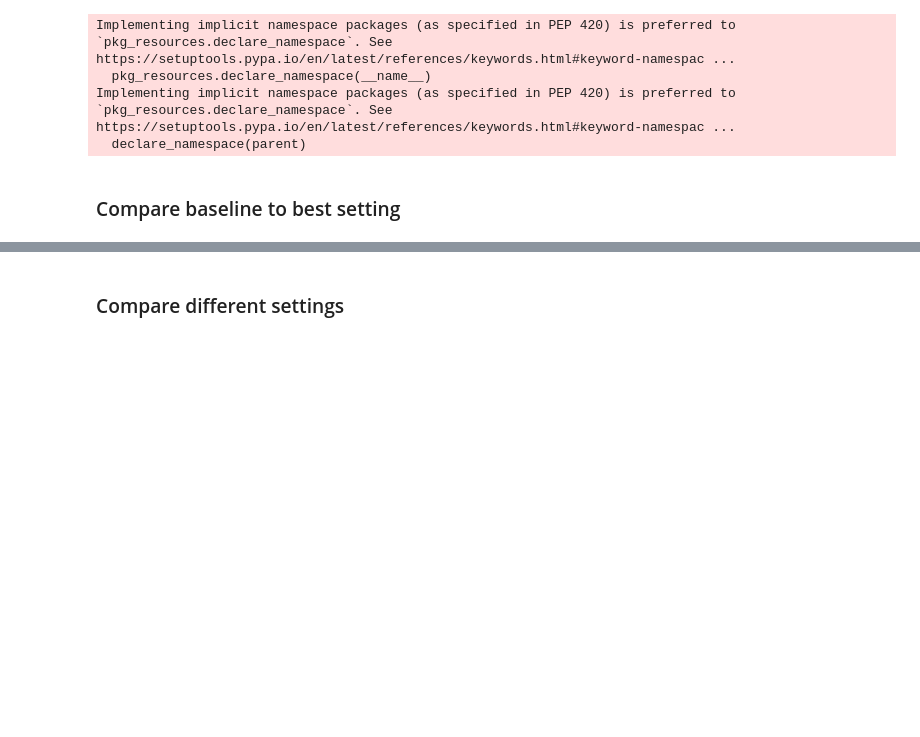
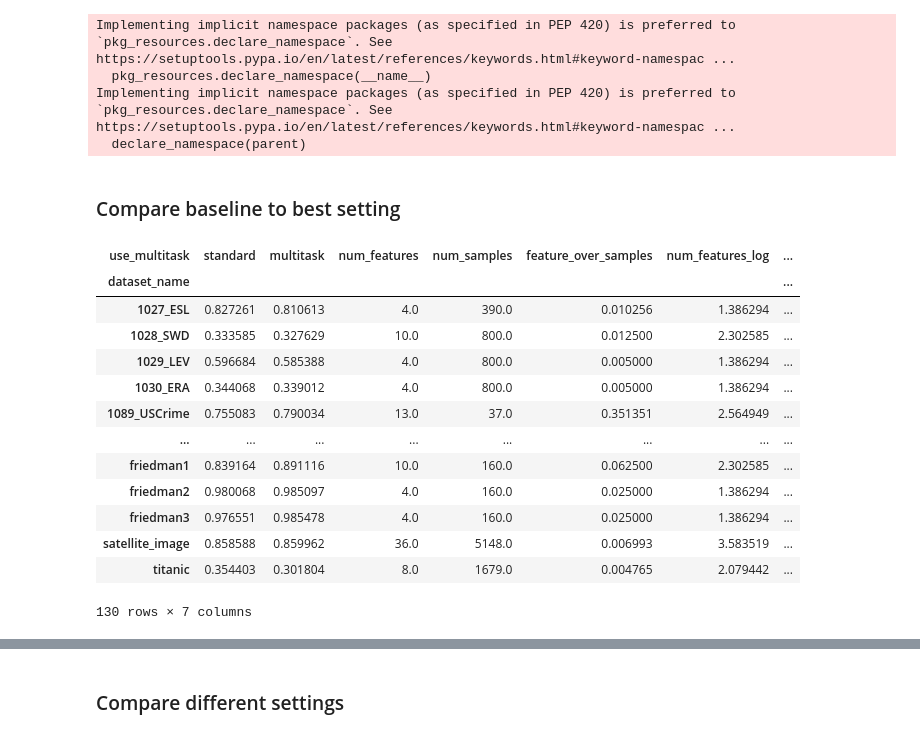
Before and after one commit to csinva/gam-experiments, a Jupyter notebook: notebooks/05_multitask_gam.ipynb, the cells around one changed output, grey strips where cells are left out. Drawn from its saved outputs; the diff is of its cells as text; code cells hidden in the pictures; blank space fills up the shorter version.

```diff
--- a/notebooks/05_multitask_gam.ipynb
+++ b/notebooks/05_multitask_gam.ipynb
@@ -33,6 +33,23 @@ Implementing implicit namespace packages (as specified in PEP 420) is preferred
   declare_namespace(parent)
 # %% [markdown]
 ### Compare baseline to best setting
+# %%
+r2_table
+# %% [output]
+| use_multitask | standard | multitask | num_features | num_samples | feature_over_samples | num_features_log | ... |
+| dataset_name |  |  |  |  |  |  | ... |
+| 1027_ESL | 0.827261 | 0.810613 | 4.0 | 390.0 | 0.010256 | 1.386294 | ... |
+| 1028_SWD | 0.333585 | 0.327629 | 10.0 | 800.0 | 0.012500 | 2.302585 | ... |
+| 1029_LEV | 0.596684 | 0.585388 | 4.0 | 800.0 | 0.005000 | 1.386294 | ... |
+| 1030_ERA | 0.344068 | 0.339012 | 4.0 | 800.0 | 0.005000 | 1.386294 | ... |
+| 1089_USCrime | 0.755083 | 0.790034 | 13.0 | 37.0 | 0.351351 | 2.564949 | ... |
+| ... | ... | ... | ... | ... | ... | ... | ... |
+| friedman1 | 0.839164 | 0.891116 | 10.0 | 160.0 | 0.062500 | 2.302585 | ... |
+| friedman2 | 0.980068 | 0.985097 | 4.0 | 160.0 | 0.025000 | 1.386294 | ... |
+| friedman3 | 0.976551 | 0.985478 | 4.0 | 160.0 | 0.025000 | 1.386294 | ... |
+| satellite_image | 0.858588 | 0.859962 | 36.0 | 5148.0 | 0.006993 | 3.583519 | ... |
+| titanic | 0.354403 | 0.301804 | 8.0 | 1679.0 | 0.004765 | 2.079442 | ... |
+130 rows × 7 columns
 # %%
 # filter datasets for which there is a row with use_multitask=0 and use_multitask=1 (done running)
 d2 = d[
```
Also changed, not shown: parts of 4 cells of this notebook, 3 other files.
